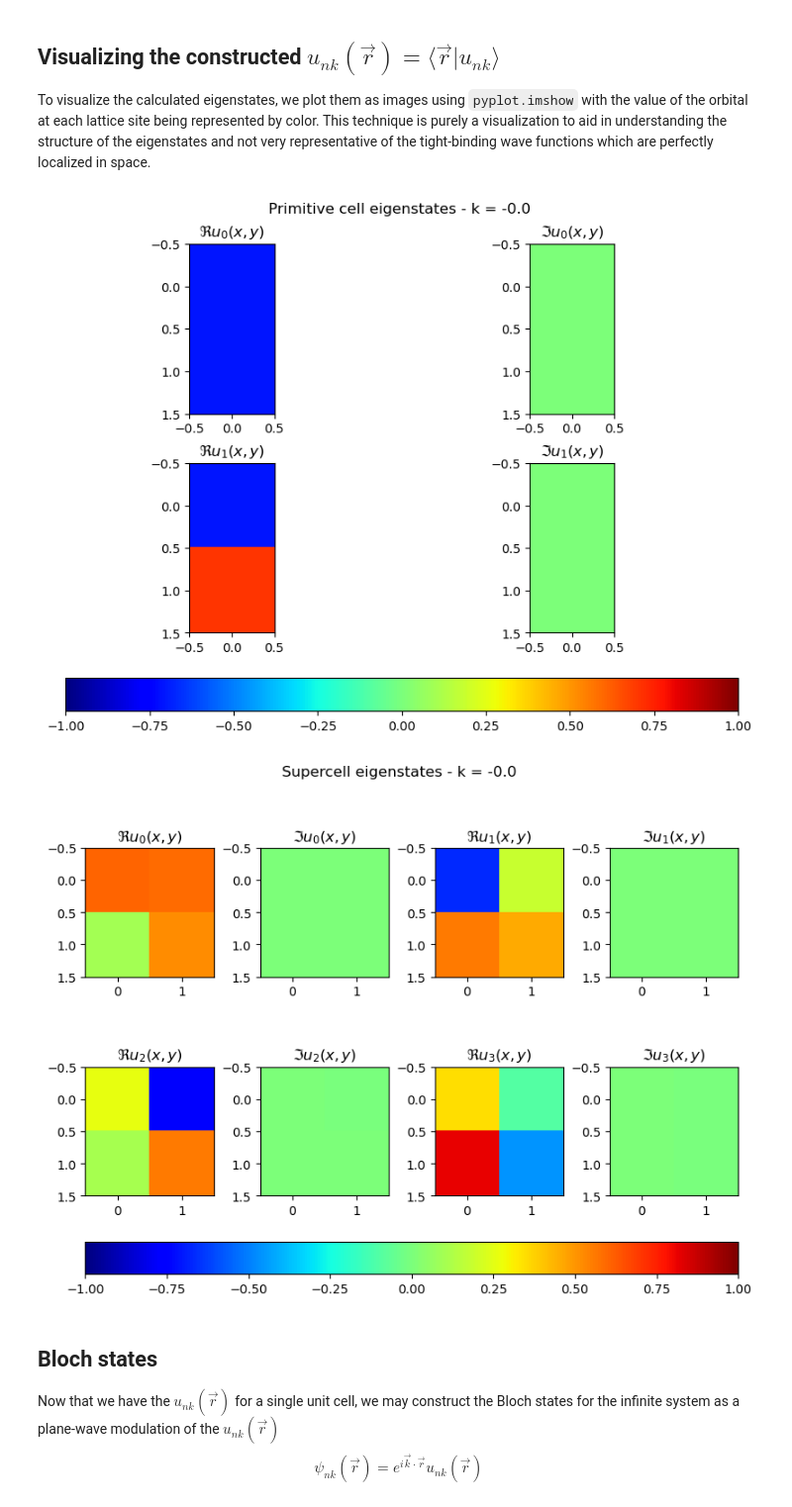
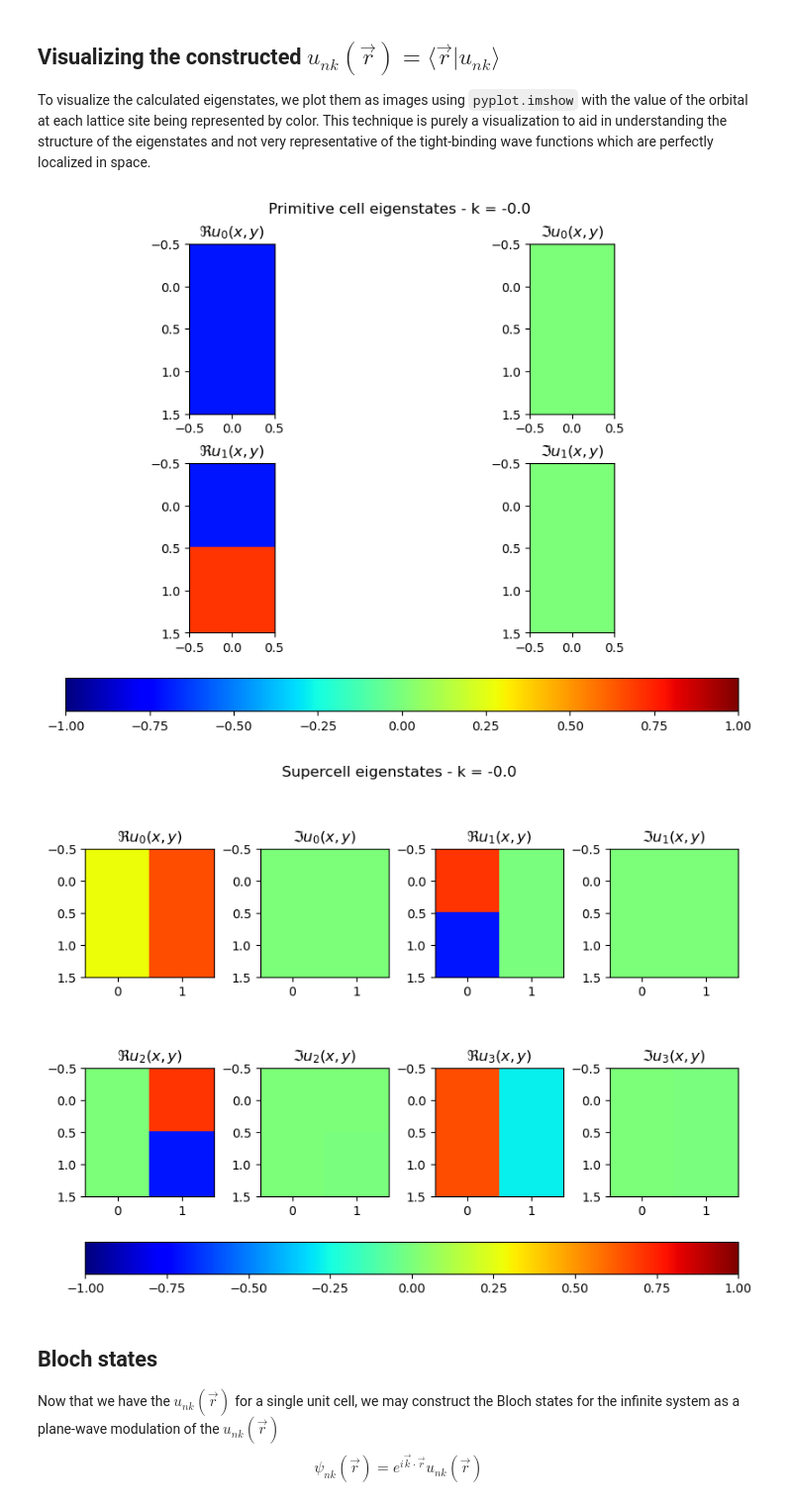
Before and after one commit to Jcrewse/helical-materials, a Jupyter notebook: scripts/kwant/ladder.ipynb, the cells around one changed output. Shown at 99% size. Saved outputs shown, nothing was run; the diff lists cells and outputs as text; code cells hidden in the pictures.

Commit message:
hamiltonian input parameters update

```diff
--- a/scripts/kwant/ladder.ipynb
+++ b/scripts/kwant/ladder.ipynb
@@ -79,8 +79,8 @@ G_max = 100
 # %%
 # Create the systems for the primitive cell and super cell
 # -----------------------------------------------------------------------------
-pc_sys = hamiltonian(a, b, width, hops, phi, output=True)
-SC_sys = hamiltonian(a, b, width, hops, phi, N_phi, output=True)
+pc_sys = hamiltonian(output=True)
+SC_sys = hamiltonian(phi = phi, n_phi = N_phi, output=True)
 
 # Retrieve positions
 # -----------------------------------------------------------------------------
@@ -389,36 +389,36 @@ fig.suptitle('Primitive cell eigenstates - k = {}'.format(np.round(kpts[ik_gamma
 # -----------------------------------------------------------------------------
 fig = plt.figure(figsize = (8,6), layout='constrained')
 ax_SC_unk = []
-N_SC_states = 4
 for n in range(N_SC_states):
     # Pick out n-th eigenval/vec
     energy = SC_enk[ik_gamma, n]
     state  = np.array(np.array_split(SC_unk[:, ik_gamma, n], N_phi))
 
     # Create axes, set titles
     ax_re = fig.add_subplot(2, N_SC_states, 2*n+1)
     ax_im = fig.add_subplot(2, N_SC_states, 2*(n+1))
     ax_re.set_title('$\Re u_{}(x,y)$'.format(n))
     ax_im.set_title('$\Im u_{}(x,y)$'.format(n))
 
     # Plot the image
     plot_unk = ax_re.imshow(np.real(state).transpose(),
                             vmin=-1, vmax = 1, cmap = 'jet')
     plot_unk = ax_im.imshow(np.imag(state).transpose(),
                             vmin=-1, vmax = 1, cmap = 'jet')
 
     # Add axes to array for colorbar placement
     ax_SC_unk.append(ax_re)
     ax_SC_unk.append(ax_im)
 
 # Create the color bar
 fig.colorbar(plot_unk, ax = ax_SC_unk[:], location = 'bottom')
 fig.suptitle('Supercell eigenstates - k = {}'.format(np.round(Kpts[ik_gamma])))
 
+plt.savefig('eigenstates.png')
 plt.show()
 # %% [output]
 [figure]
-[figure, old version]
+[figure, new version]
 # %% [markdown]
 ## Bloch states
 Now that we have the $u_{nk}(\vec{r})$ for a single unit cell, we may construct the Bloch states for the infinite system as a plane-wave modulation of the $u_{nk}(\vec{r})$
```
Also changed, not shown: parts of 5 cells of this notebook.
